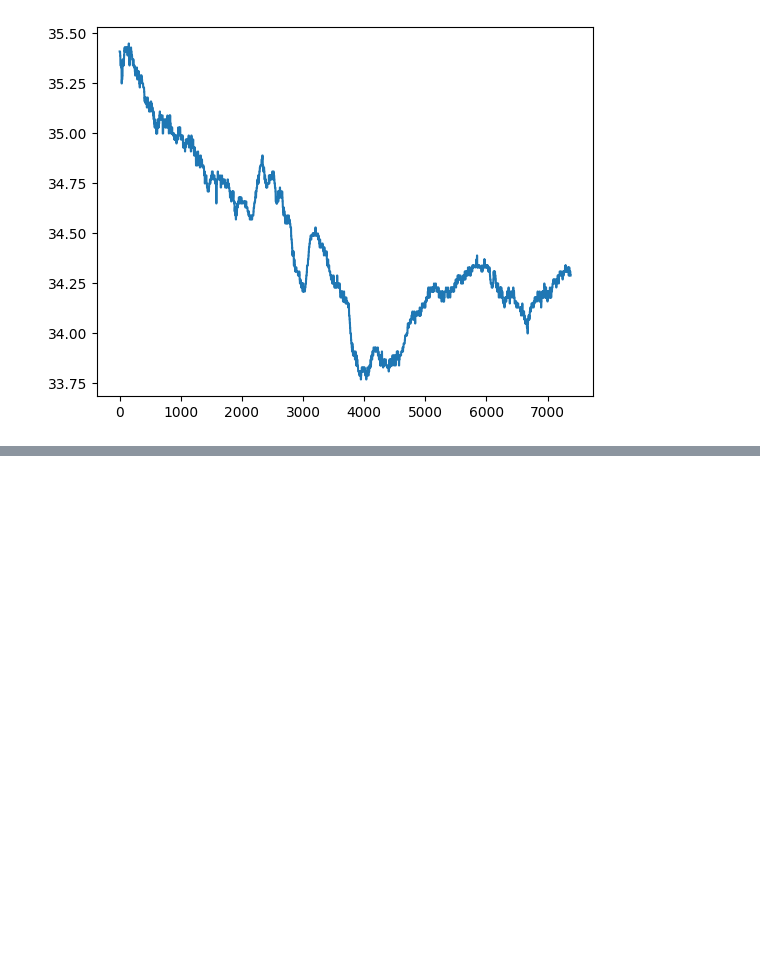
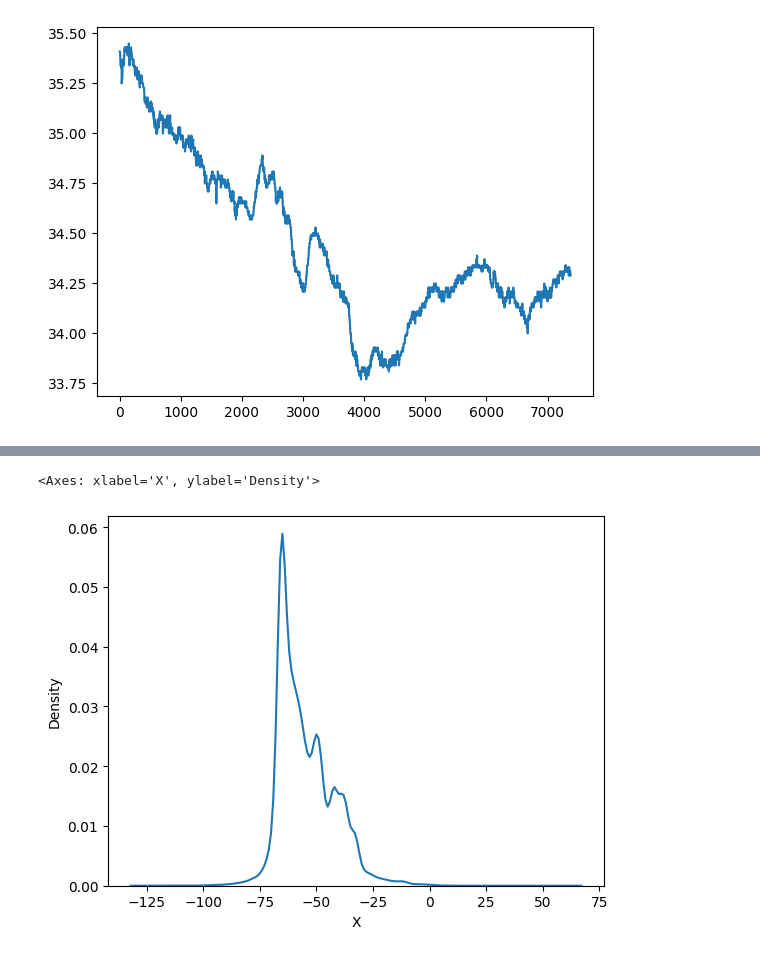
Before and after one commit to CapnJackSparrow/09-IMU-based-fatigue-detection, a Jupyter notebook: notebooks/Traian_Project.ipynb, the cells around one changed output, grey strips where cells are left out. Saved outputs shown, nothing was run; the diff lists cells and outputs as text; code cells hidden in the pictures; blank space fills up the shorter version.

```diff
--- a/notebooks/Traian_Project.ipynb
+++ b/notebooks/Traian_Project.ipynb
@@ -268,0 +461,5 @@ plt.plot(datasTEMP[1:])
+# %%
+sns.kdeplot(datasACC['X'][1:])
+# %% [output]
+<Axes: xlabel='X', ylabel='Density'>
+[figure, added]
```
Also changed, not shown: parts of 70 cells of this notebook.
